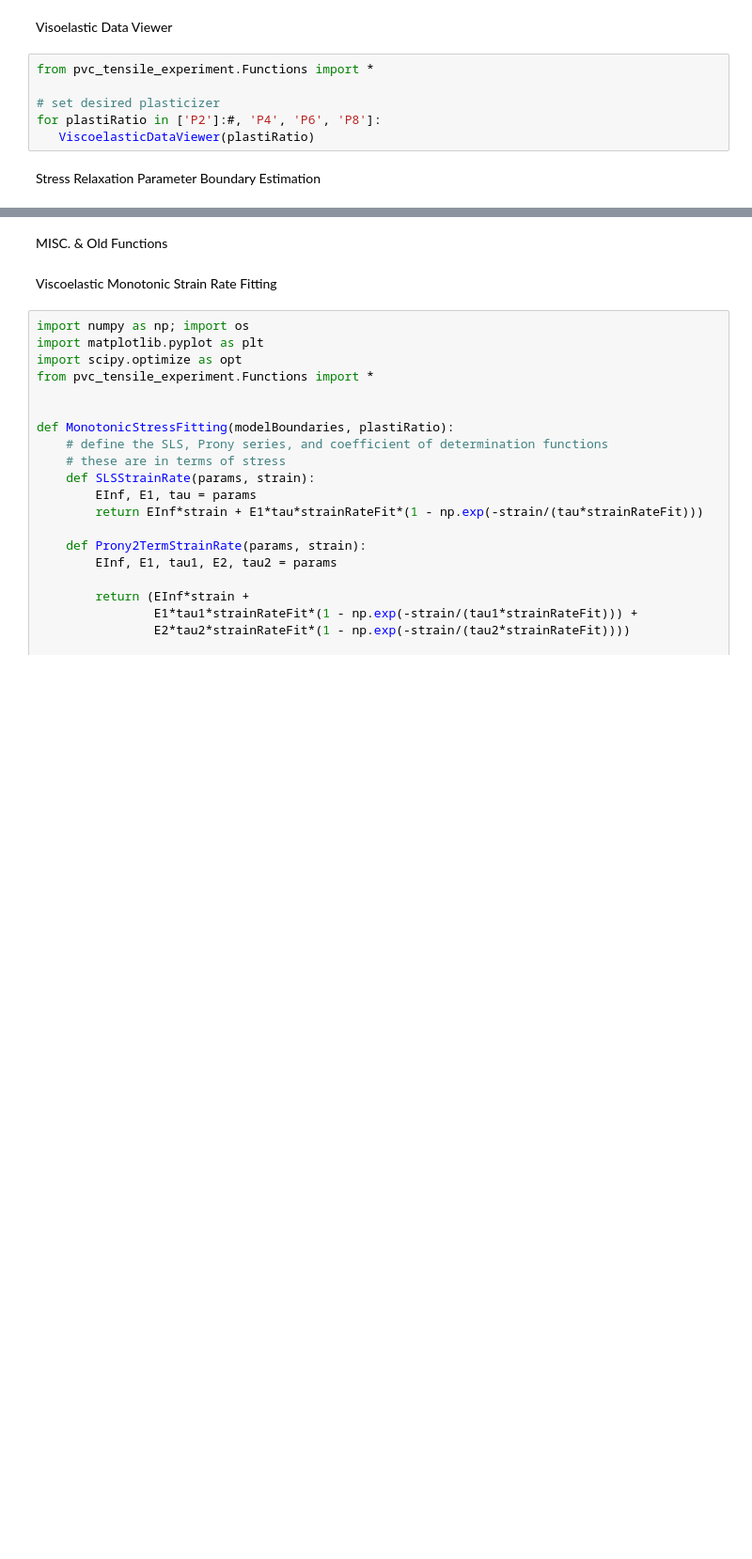
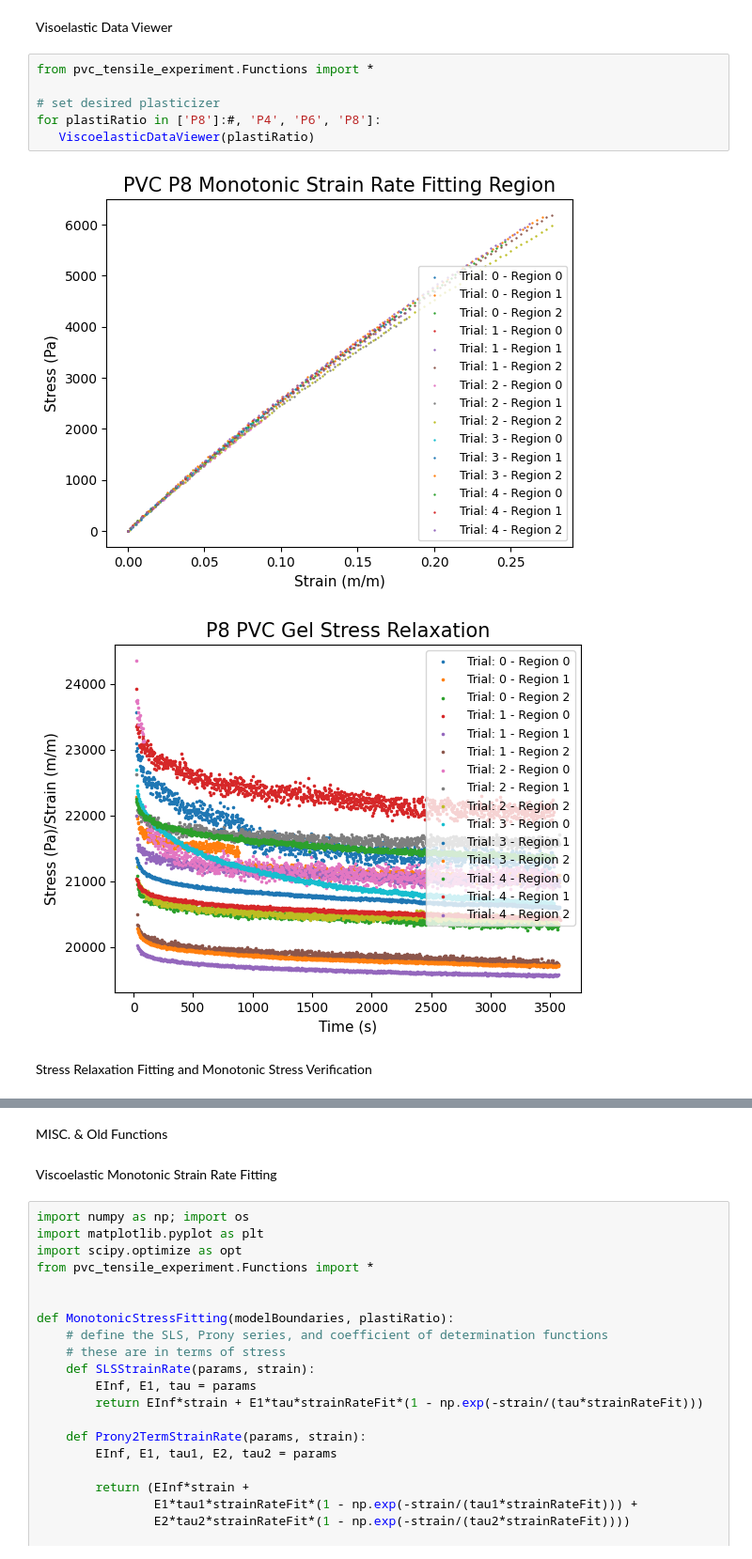
Before and after one commit to TheDuckenEngineer/PVC-Tensile-Experiment, a Jupyter notebook: Viscoelastic fitting.ipynb, the cells around one changed output, grey strips where cells are left out. Shown: that part at 94% size. Drawn from its saved outputs; the diff is of its cells as text; blank space fills up the shorter version.

Commit message:
updated functions and the stress relaxation fitting values

```diff
--- a/Viscoelastic fitting.ipynb
+++ b/Viscoelastic fitting.ipynb
@@ -3,11 +3,14 @@ Visoelastic Data Viewer
 # %%
 from pvc_tensile_experiment.Functions import *
 
 # set desired plasticizer
-for plastiRatio in ['P2']:#, 'P4', 'P6', 'P8']:
+for plastiRatio in ['P8']:#, 'P4', 'P6', 'P8']:
    ViscoelasticDataViewer(plastiRatio)
+# %% [output]
+[figure, added]
+[figure, added]
-# %% [markdown]
-Stress Relaxation Parameter Boundary Estimation
+# %% [markdown]
+Stress Relaxation Fitting and Monotonic Stress Verification
 # %%
 import numpy as np; import os
 import matplotlib.pyplot as plt
```
Also changed, not shown: parts of 1 cell of this notebook, 1 other file.
